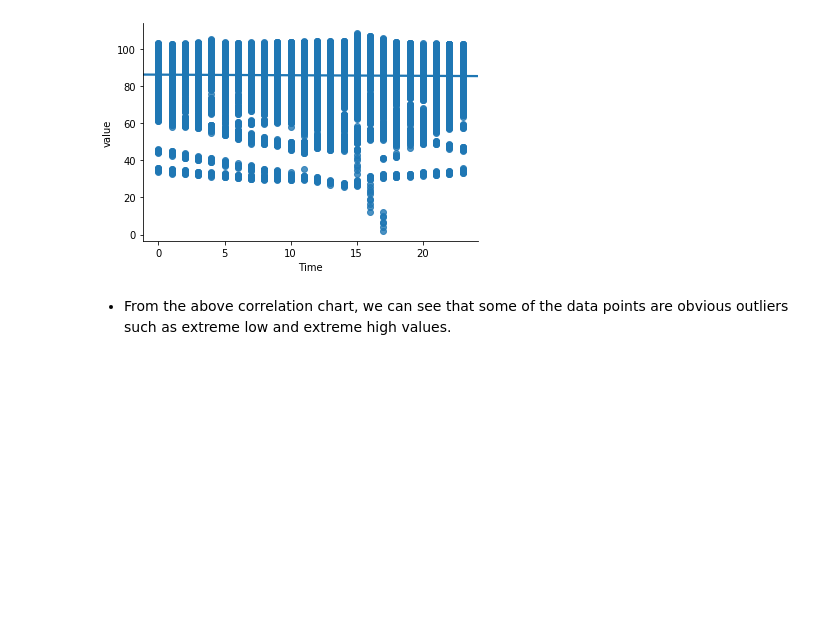
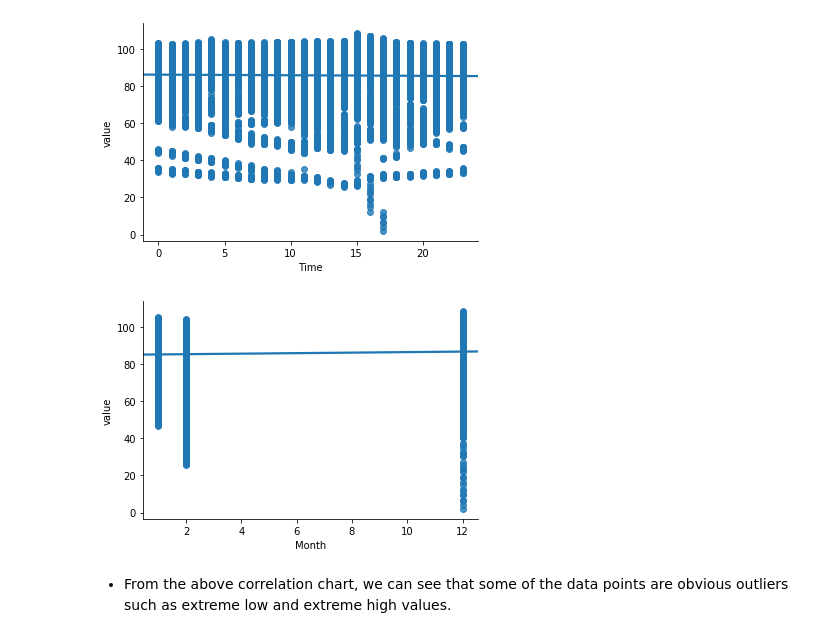
Before and after one commit to ydafalla/D-S-tream-of-Anomalies, a Jupyter notebook: Anomaly-Detection - Final.ipynb, the cells around one changed output. Cells and saved outputs as stored; diff of their text form; code cells hidden in the pictures; blank space fills up the shorter version.

```diff
--- a/Anomaly-Detection - Final.ipynb
+++ b/Anomaly-Detection - Final.ipynb
@@ -221,7 +221,7 @@ df['timestamp']=df['timestamp'].astype(str)
 * Here i am adding two more features to the dataset one is the month and the other is the time.
 # %%
 def f(data):
-    return data[5:7]
+    return int(data[5:7])
 
 def f1(data):
     return int(data[11:13])
@@ -253,6 +253,11 @@ sns.regplot(x="Time", y="value", data=new_df)
 sns.despine();
 # %% [output]
 [figure]
+# %%
+sns.regplot(x="Month", y="value", data=new_df)
+sns.despine();
+# %% [output]
+[figure, added]
 # %% [markdown]
 * From the above correlation chart, we can see that some of the data points are obvious outliers such as extreme low and extreme high values.
 # %%
```
Also changed, not shown: 1 other file.
